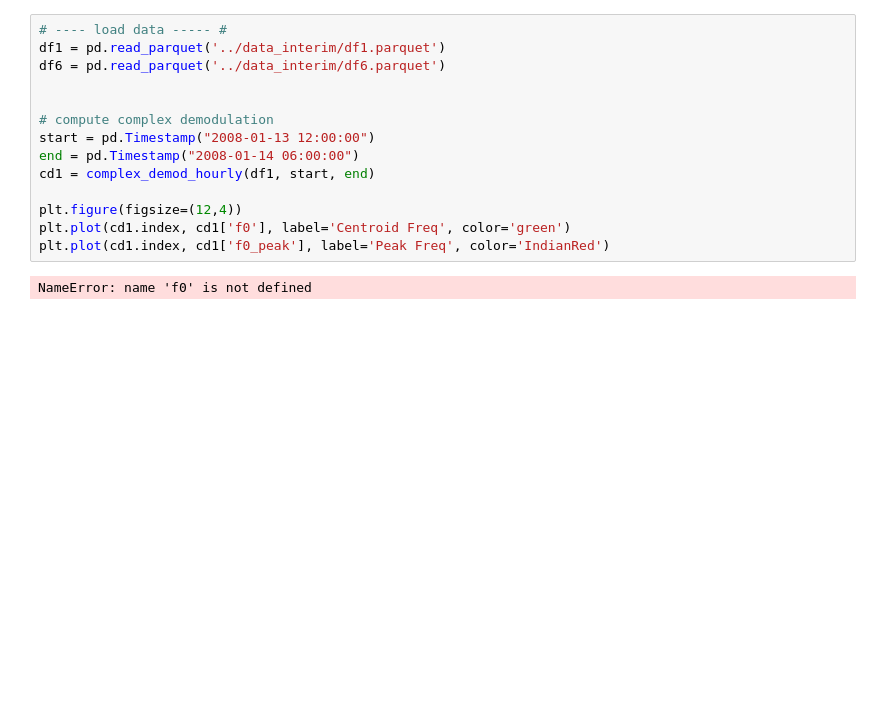
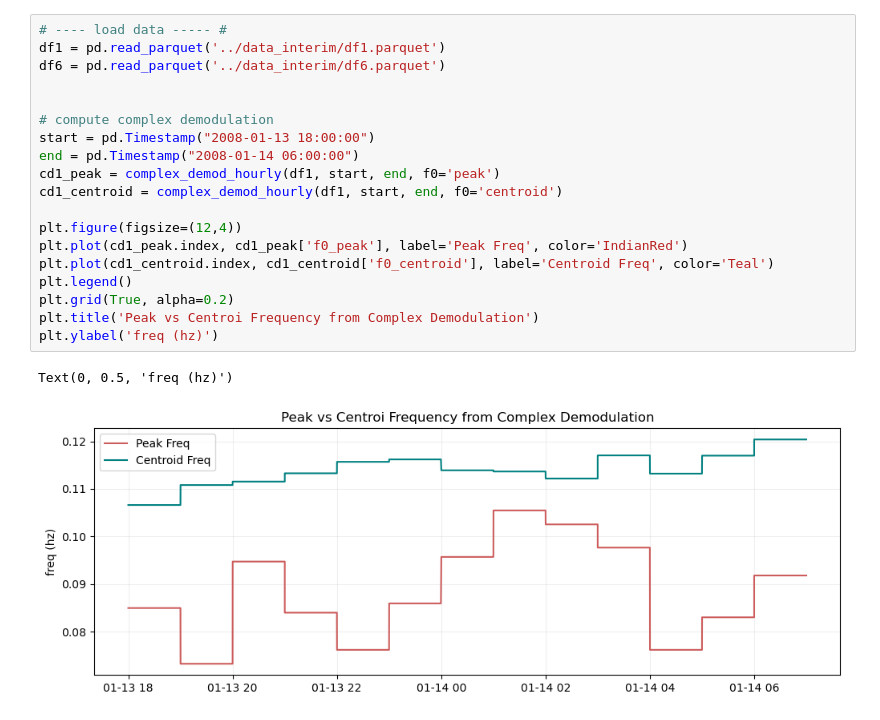
Before and after one commit to isidora-rojas/PILOT_Mokuleia, a Jupyter notebook: 2026_Mark_Meetings/2026-01-30_MESSY.ipynb, the cells around one changed output. Drawn from its saved outputs; the diff is of its cells as text; blank space fills up the shorter version.

Commit message:
complex demod scripts

```diff
--- a/2026_Mark_Meetings/2026-01-30_MESSY.ipynb
+++ b/2026_Mark_Meetings/2026-01-30_MESSY.ipynb
@@ -8,16 +61,22 @@ from src.ComplexDemodTest import complex_demod_hourly
 # %%
 # ---- load data ----- #
 df1 = pd.read_parquet('../data_interim/df1.parquet')
 df6 = pd.read_parquet('../data_interim/df6.parquet')
 
 
 # compute complex demodulation
-start = pd.Timestamp("2008-01-13 12:00:00")
+start = pd.Timestamp("2008-01-13 18:00:00")
 end = pd.Timestamp("2008-01-14 06:00:00")
-cd1 = complex_demod_hourly(df1, start, end)
+cd1_peak = complex_demod_hourly(df1, start, end, f0='peak')
+cd1_centroid = complex_demod_hourly(df1, start, end, f0='centroid')
 
 plt.figure(figsize=(12,4))
-plt.plot(cd1.index, cd1['f0'], label='Centroid Freq', color='green')
-plt.plot(cd1.index, cd1['f0_peak'], label='Peak Freq', color='IndianRed')
+plt.plot(cd1_peak.index, cd1_peak['f0_peak'], label='Peak Freq', color='IndianRed')
+plt.plot(cd1_centroid.index, cd1_centroid['f0_centroid'], label='Centroid Freq', color='Teal')
+plt.legend()
+plt.grid(True, alpha=0.2)
+plt.title('Peak vs Centroi Frequency from Complex Demodulation')
+plt.ylabel('freq (hz)')
 # %% [output]
-NameError: name 'f0' is not defined
+Text(0, 0.5, 'freq (hz)')
+[figure, added]
```
Also changed, not shown: parts of 11 cells of this notebook, 4 other files.
